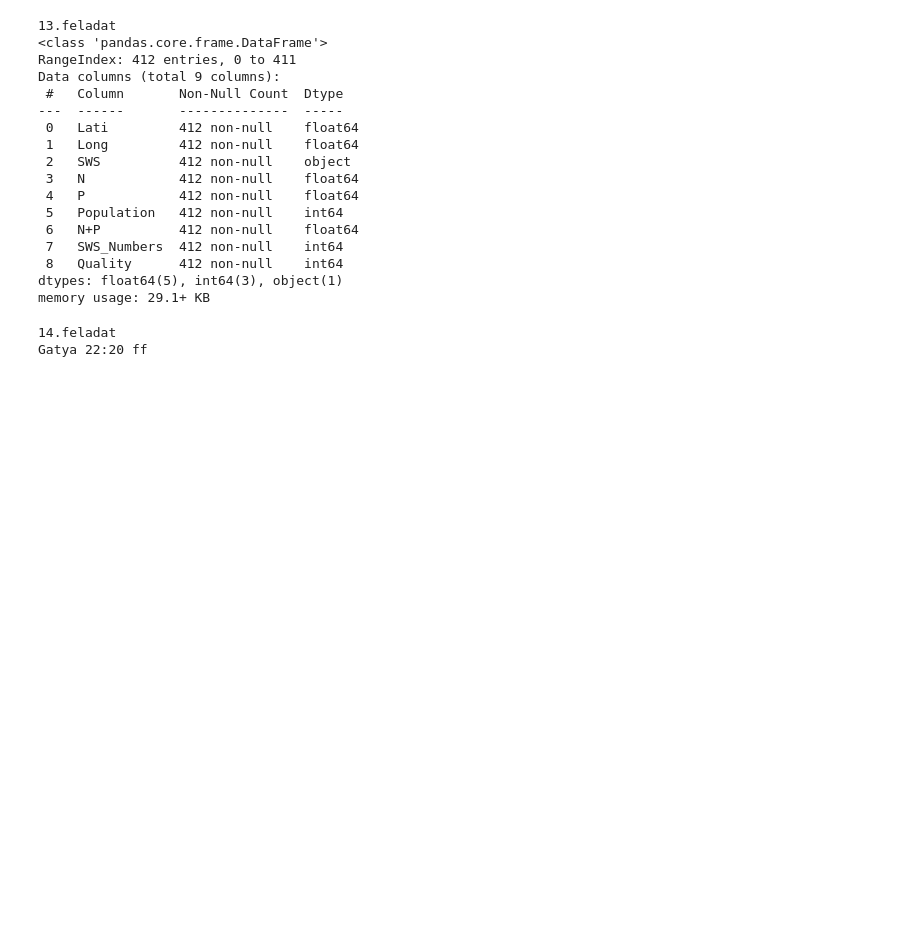
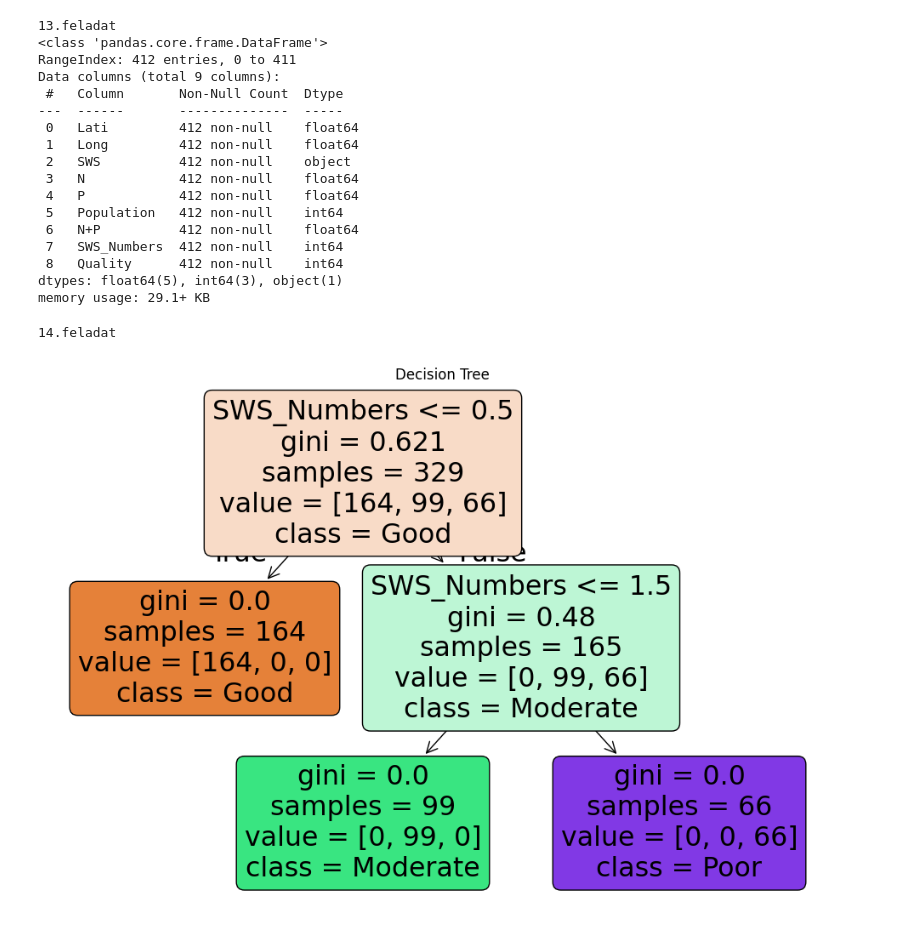
Before and after one commit to GYTamas55/University-Projects, a Jupyter notebook: Python data project/vizes.ipynb, the cells around one changed output. Drawn from its saved outputs; the diff is of its cells as text; code cells hidden in the pictures; blank space fills up the shorter version.

Commit message:
Added DecisionTree and ConfusionMatrix

```diff
--- a/Python data project/vizes.ipynb
+++ b/Python data project/vizes.ipynb
@@ -374,7 +374,19 @@ memory usage: 29.1+ KB
 # %%
 print("14.feladat")
 
-print("Gatya 22:20 ff")
+x_train, x_test, y_train, y_test = train_test_split(x, y, test_size=0.2, random_state=42)
+
+dt_model = DecisionTreeClassifier(random_state=42)
+dt_model.fit(x_train, y_train)
+
+plot.figure(figsize=(12, 8))
+plot_tree(dt_model,
+          filled=True,
+          rounded=True,
+          class_names=dt_model.classes_,
+          feature_names=x.columns if hasattr(x, 'columns') else None)
+plot.title('Decision Tree')
+plot.show()
 # %% [output]
 14.feladat
-Gatya 22:20 ff
+[figure, added]
```
Also changed, not shown: parts of 2 cells of this notebook.
